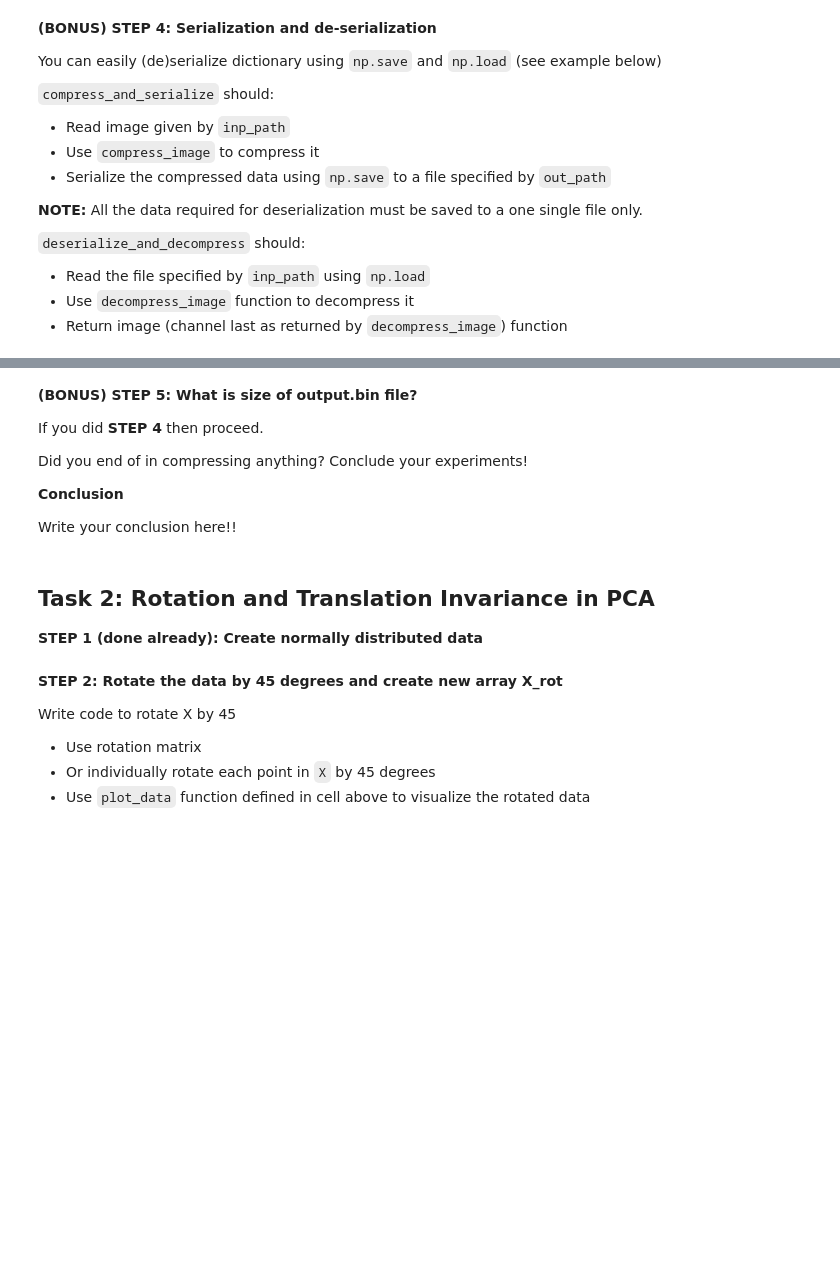
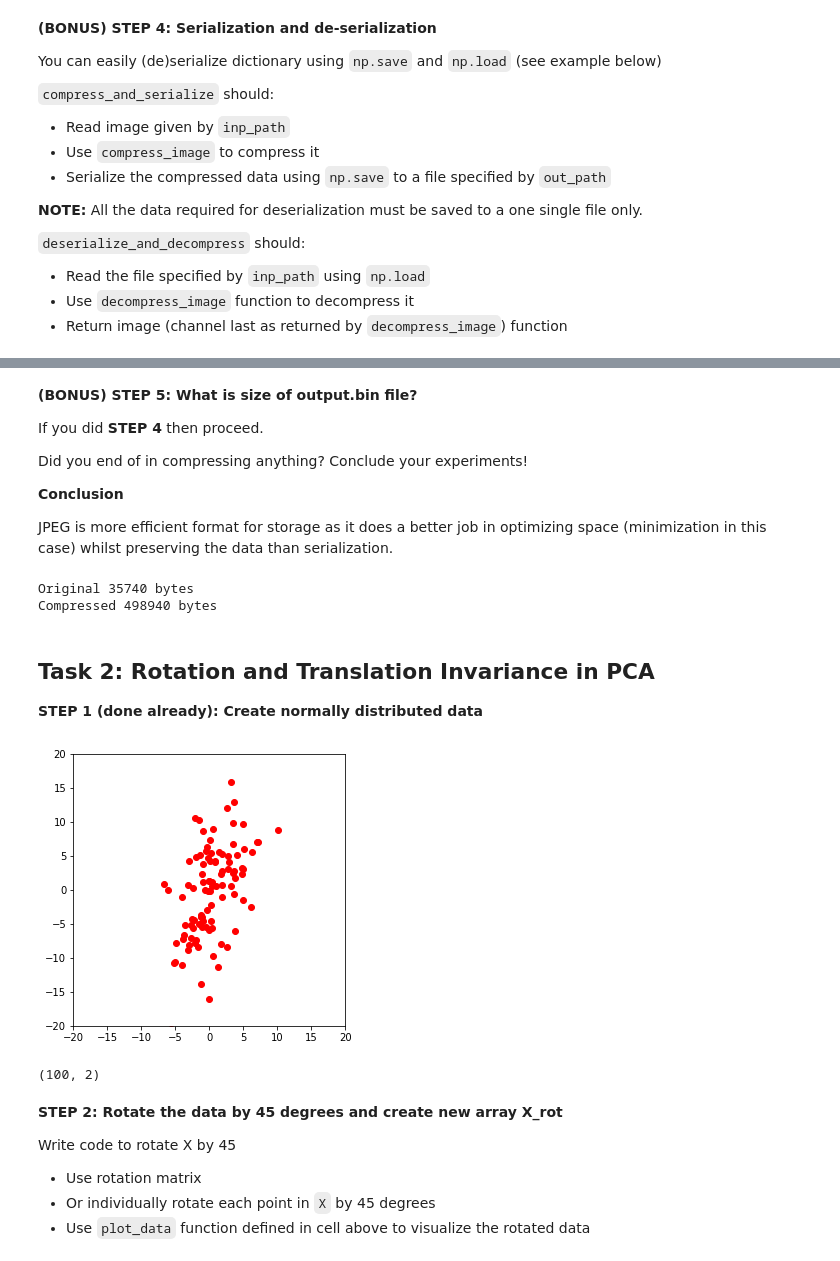
Before and after one commit to arumoy-shome/SYDE-522, a Jupyter notebook: Tutorials/Assignments/Assignment 2/20460621_shome.ipynb, the cells around one changed output, grey strips where cells are left out. Drawn from its saved outputs; the diff is of its cells as text; code cells hidden in the pictures; blank space fills up the shorter version.

```diff
--- a/Tutorials/Assignments/Assignment 2/20460621_shome.ipynb
+++ b/Tutorials/Assignments/Assignment 2/20460621_shome.ipynb
@@ -376,13 +381,16 @@ Did you end of in compressing anything? Conclude your experiments!
 
 **Conclusion**
 
-Write your conclusion here!!
+JPEG is more efficient format for storage as it does a better job in optimizing space (minimization in this case) whilst preserving the data than serialization.
 # %%
 # RUN ONLY IF YOU DID STEP 4
 import os
 
 print('Original', os.path.getsize('leena.jpg'), 'bytes')
-print('Compressed', os.path.getsize('output.bin'), 'bytes')
+print('Compressed', os.path.getsize('output.bin.npy'), 'bytes')
+# %% [output]
+Original 35740 bytes
+Compressed 498940 bytes
 # %% [markdown]
 ## Task 2: Rotation and Translation Invariance in PCA
 
@@ -390,18 +398,22 @@ print('Compressed', os.path.getsize('output.bin'), 'bytes')
 # %%
 mean = [0, 0]
 cov = [[10, 10], [10, 40]]  # diagonal covariance
 x, y = np.random.multivariate_normal(mean, cov, 100).T
 X = np.array(list(zip(x, y)))
 
 def plot_data(X):
     plt.figure(figsize=(5, 5))
     plt.plot(X[:, 0], X[:, 1], 'ro')
     plt.xlim([-20, 20])
     plt.ylim([-20, 20])
     plt.gca().set_aspect('equal', adjustable='box')
     plt.show()
 
 plot_data(X)
+X.shape
+# %% [output]
+[figure, added]
+(100, 2)
 # %% [markdown]
 **STEP 2: Rotate the data by 45 degrees and create new array X_rot**
 
```
Also changed, not shown: parts of 23 cells of this notebook, 5 other files.
